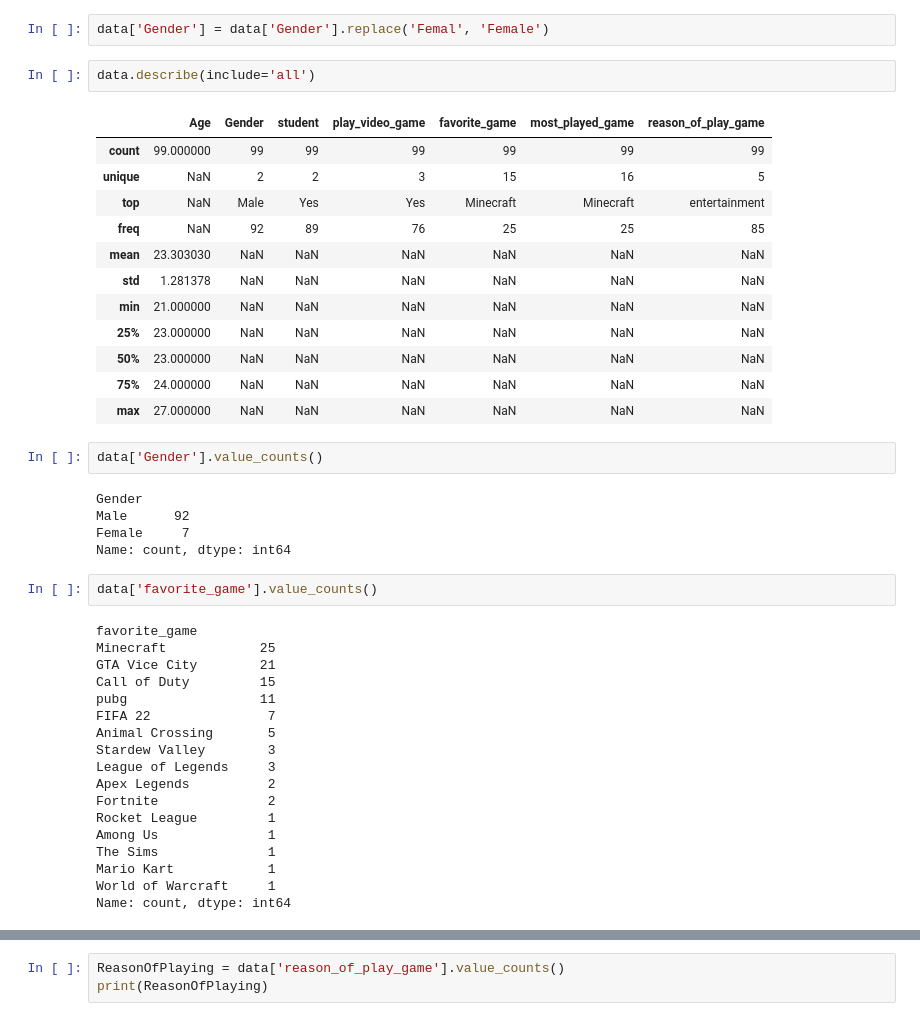
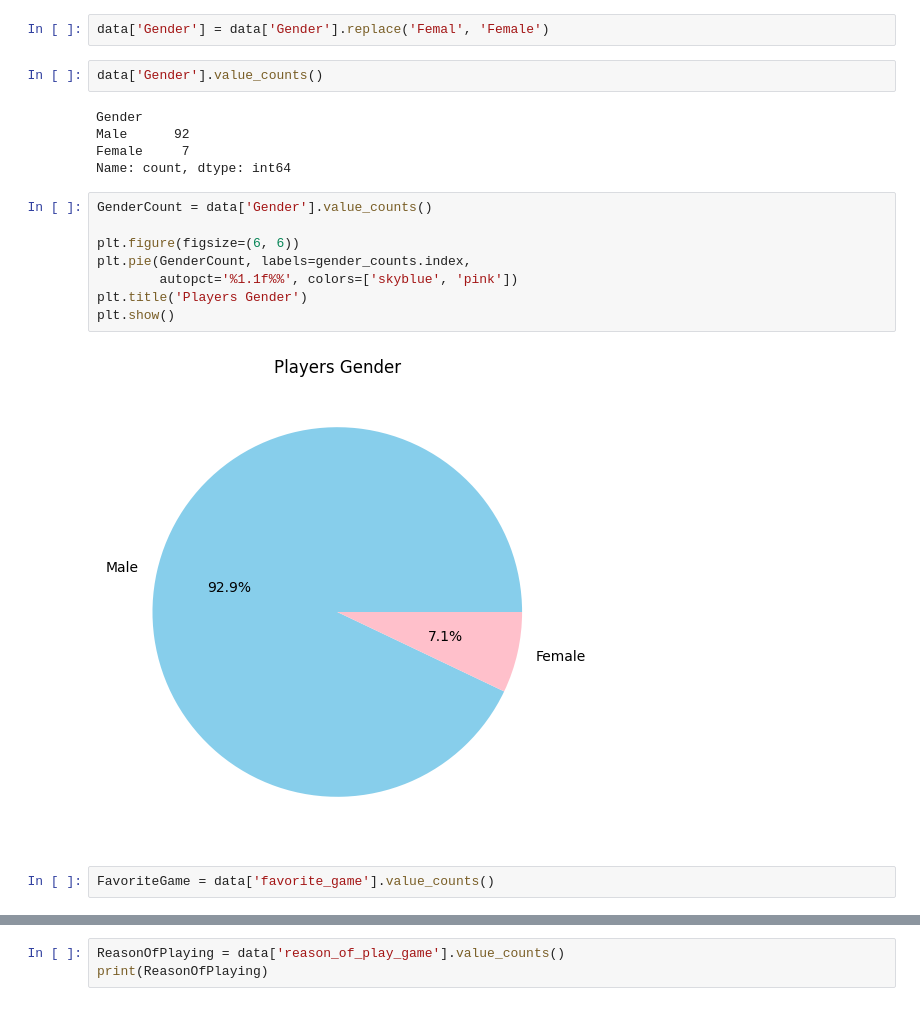
Before and after one commit to irisdev06/VideoGamesEDA, a Jupyter notebook: videogames-analysis.ipynb, the cells around one changed output, grey strips where cells are left out. Drawn from its saved outputs; the diff is of its cells as text.

Commit message:
Favorite Game & Players Gender

```diff
--- a/videogames-analysis.ipynb
+++ b/videogames-analysis.ipynb
@@ -53,20 +68,5 @@ dtype: int64
 # %%
 data['Gender'] = data['Gender'].replace('Femal', 'Female')
-# %%
-data.describe(include='all')
-# %% [output]
-|  | Age | Gender | student | play_video_game | favorite_game | most_played_game | reason_of_play_game |
-| count | 99.000000 | 99 | 99 | 99 | 99 | 99 | 99 |
-| unique | NaN | 2 | 2 | 3 | 15 | 16 | 5 |
-| top | NaN | Male | Yes | Yes | Minecraft | Minecraft | entertainment |
-| freq | NaN | 92 | 89 | 76 | 25 | 25 | 85 |
-| mean | 23.303030 | NaN | NaN | NaN | NaN | NaN | NaN |
-| std | 1.281378 | NaN | NaN | NaN | NaN | NaN | NaN |
-| min | 21.000000 | NaN | NaN | NaN | NaN | NaN | NaN |
-| 25% | 23.000000 | NaN | NaN | NaN | NaN | NaN | NaN |
-| 50% | 23.000000 | NaN | NaN | NaN | NaN | NaN | NaN |
-| 75% | 24.000000 | NaN | NaN | NaN | NaN | NaN | NaN |
-| max | 27.000000 | NaN | NaN | NaN | NaN | NaN | NaN |
 # %%
 data['Gender'].value_counts()
 # %% [output]
@@ -74,23 +74,15 @@ Gender
 Male      92
 Female     7
 Name: count, dtype: int64
+# %%
+GenderCount = data['Gender'].value_counts()
+
+plt.figure(figsize=(6, 6))
+plt.pie(GenderCount, labels=gender_counts.index,
+        autopct='%1.1f%%', colors=['skyblue', 'pink'])
+plt.title('Players Gender')
+plt.show()
+# %% [output]
+[figure, added]
 # %%
-data['favorite_game'].value_counts()
+FavoriteGame = data['favorite_game'].value_counts()
-# %% [output]
-favorite_game
-Minecraft            25
-GTA Vice City        21
-Call of Duty         15
-pubg                 11
-FIFA 22               7
-Animal Crossing       5
-Stardew Valley        3
-League of Legends     3
-Apex Legends          2
-Fortnite              2
-Rocket League         1
-Among Us              1
-The Sims              1
-Mario Kart            1
-World of Warcraft     1
-Name: count, dtype: int64
```
Also changed, not shown: parts of 3 cells of this notebook.
